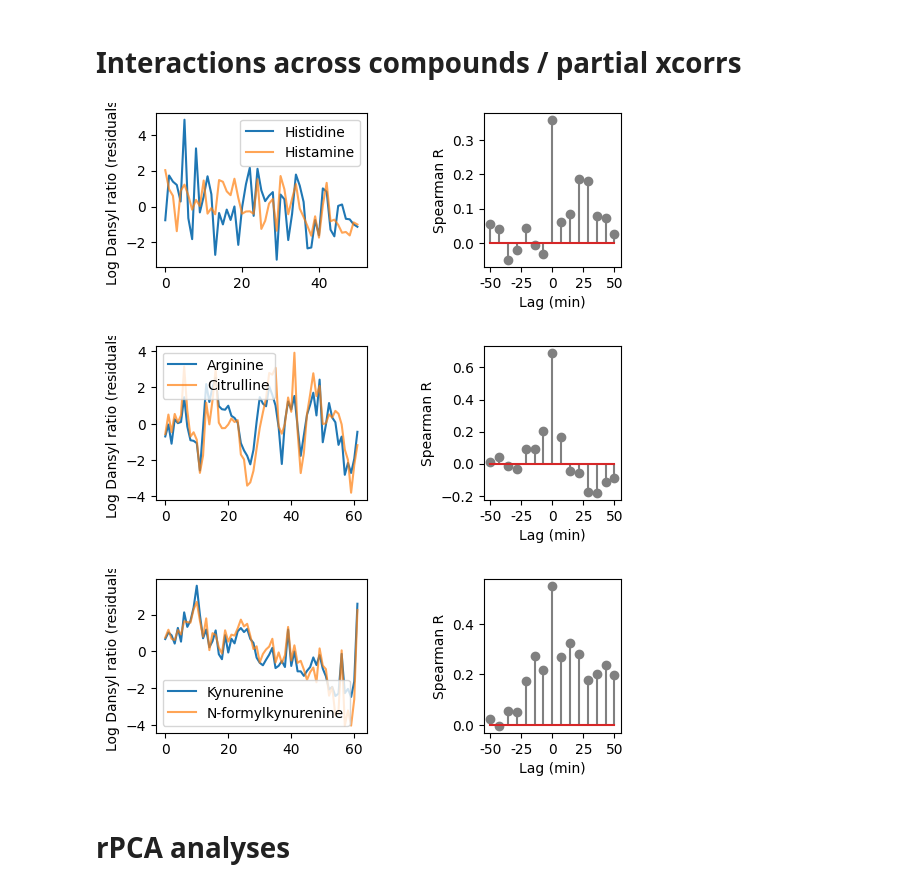
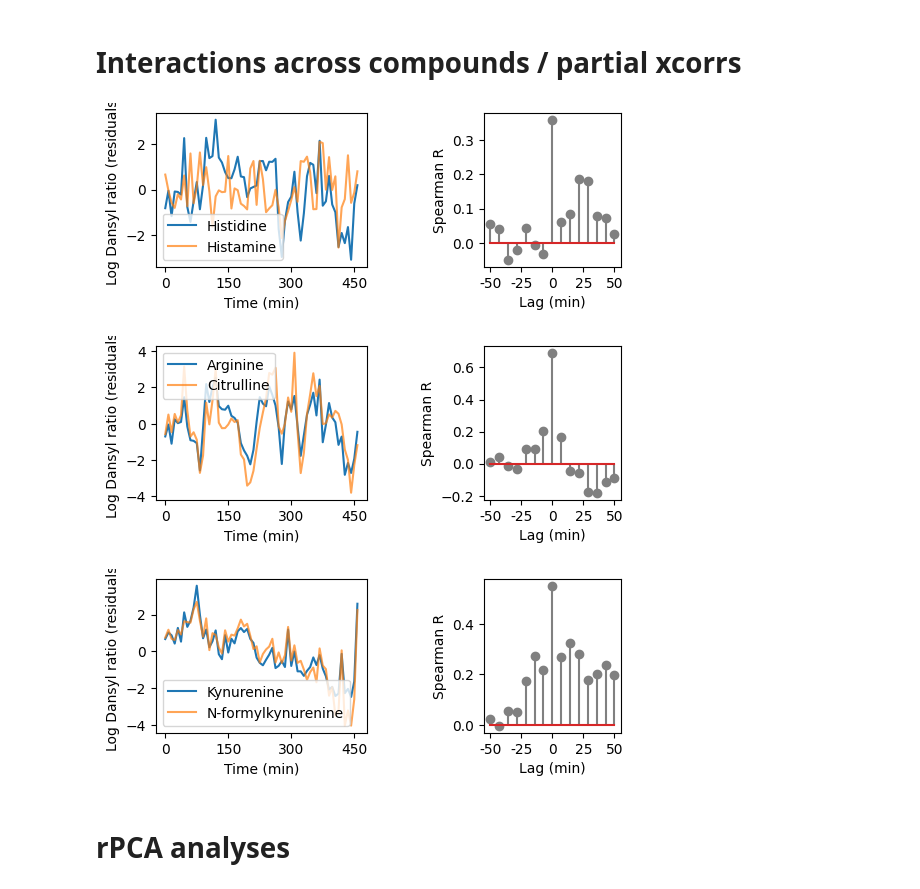
Before and after one commit to michnard/Microdialysis_Paper, a Jupyter notebook: scripts/analyses/Fig3.ipynb, the cells around one changed output. Drawn from its saved outputs; the diff is of its cells as text; code cells hidden in the pictures.

Commit message:
labels

```diff
--- a/scripts/analyses/Fig3.ipynb
+++ b/scripts/analyses/Fig3.ipynb
@@ -268,28 +268,30 @@ def spearman_ccf(x, y, max_lag):
 # %%
 # plot histamine and histidine residuals time series, xcorr
 histamine_idx = common_comps.index('Histamine')
 histidine_idx = common_comps.index('Histidine')
 
 plt.figure(figsize=(6, 2))
 plt.subplot(121)
 histidine_idx = common_comps.index('Histidine')
-plt.plot(X2_resids[:, histidine_idx], label='Histidine')
+# use animal 3 as example trace
+plt.plot(X3_resids[:, histidine_idx], label='Histidine')
 plt.ylabel('Log Dansyl ratio (residuals)')
-plt.plot(X2_resids[:, histamine_idx], label='Histamine', alpha=0.7  )
+plt.plot(X3_resids[:, histamine_idx], label='Histamine', alpha=0.7  )
 plt.legend()
-
+plt.xticks([0,20,40,60], [0,150,300,450])
+plt.xlabel('Time (min)')
 plt.subplot(133)
 histidine_idx = common_comps.index('Histidine')
 histamine_idx = common_comps.index('Histamine')
 lags, ccf_histamine_histidine = spearman_ccf(X_resids[:, histidine_idx],X_resids[:, histamine_idx],max_lag=8)
 # stem with color grey
 plt.stem(lags, ccf_histamine_histidine, linefmt='grey', markerfmt='o')
 plt.xticks([-7,-3.5,0,3.5,7], [-50,-25,0,25,50])
 plt.xlabel('Lag (min)')
 plt.ylabel('Spearman R')
 plt.savefig(figures_dir+'histamine_histidine_ccg.pdf', dpi=300)
 # %% [output]
-[figure, old version]
+[figure, new version]
 # %%
 # same for arginine and citrulline
 arginine_idx = common_comps.index('Arginine')
@@ -297,11 +299,13 @@ citrulline_idx = common_comps.index('Citrulline')
 
 plt.figure(figsize=(6, 2))
 plt.subplot(121)
+# use animal 3 as example
 plt.plot(X3_resids[:, arginine_idx], label='Arginine')
 plt.ylabel('Log Dansyl ratio (residuals)')
 plt.plot(X3_resids[:, citrulline_idx], label='Citrulline', alpha=0.7  )
 plt.legend()
-
+plt.xticks([0,20,40,60], [0,150,300,450])
+plt.xlabel('Time (min)')
 plt.subplot(133)
 lags, ccf_arginine_citrulline = spearman_ccf(X_resids[:, arginine_idx],X_resids[:, citrulline_idx],max_lag=8)
 plt.stem(lags, ccf_arginine_citrulline, linefmt='grey', markerfmt='o')
@@ -310,7 +314,7 @@ plt.xlabel('Lag (min)')
 plt.ylabel('Spearman R')
 plt.savefig(figures_dir+'arginine_citrulline_ccg.pdf', dpi=300)
 # %% [output]
-[figure, old version]
+[figure, new version]
 # %%
 # Kynurenine and n-formylynurenine
 plt.figure(figsize=(6, 2))
@@ -319,9 +323,11 @@ nformylynurenine_idx = common_comps.index('N-formylkynurenine')
 plt.subplot(121)
 plt.plot(X3_resids[:, kynurenine_idx], label='Kynurenine')
 plt.ylabel('Log Dansyl ratio (residuals)')
+# use animal 3 as example
 plt.plot(X3_resids[:, nformylynurenine_idx], label='N-formylkynurenine', alpha=0.7  )
 plt.legend()
-
+plt.xticks([0,20,40,60], [0,150,300,450])
+plt.xlabel('Time (min)')
 plt.subplot(133)
 lags, ccf_kynurenine_nformylynurenine = spearman_ccf(X_resids[:, kynurenine_idx],X_resids[:, nformylynurenine_idx],max_lag=8)
 plt.stem(lags, ccf_kynurenine_nformylynurenine,linefmt='grey', markerfmt='o')
@@ -330,7 +336,7 @@ plt.xlabel('Lag (min)')
 plt.ylabel('Spearman R')
 plt.savefig(figures_dir+'kynurenine_nformylynurenine_ccg.pdf', dpi=300)
 # %% [output]
-[figure, old version]
+[figure, new version]
 # %% [markdown]
 # rPCA analyses
 # %%
```
